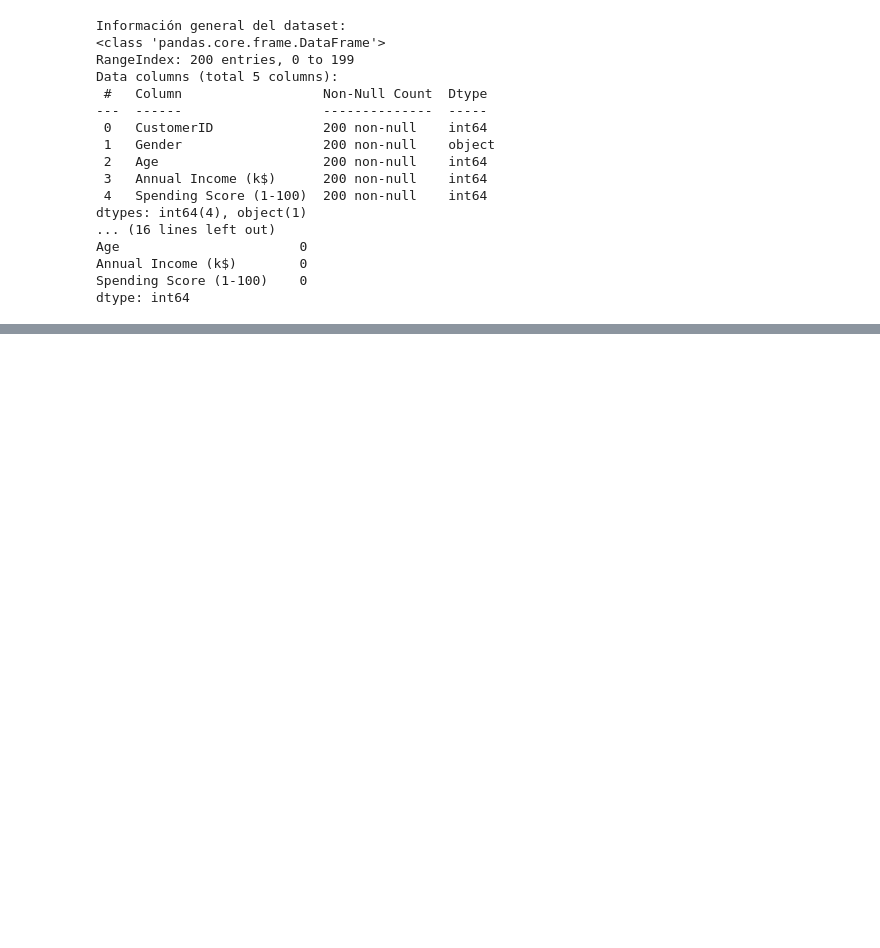
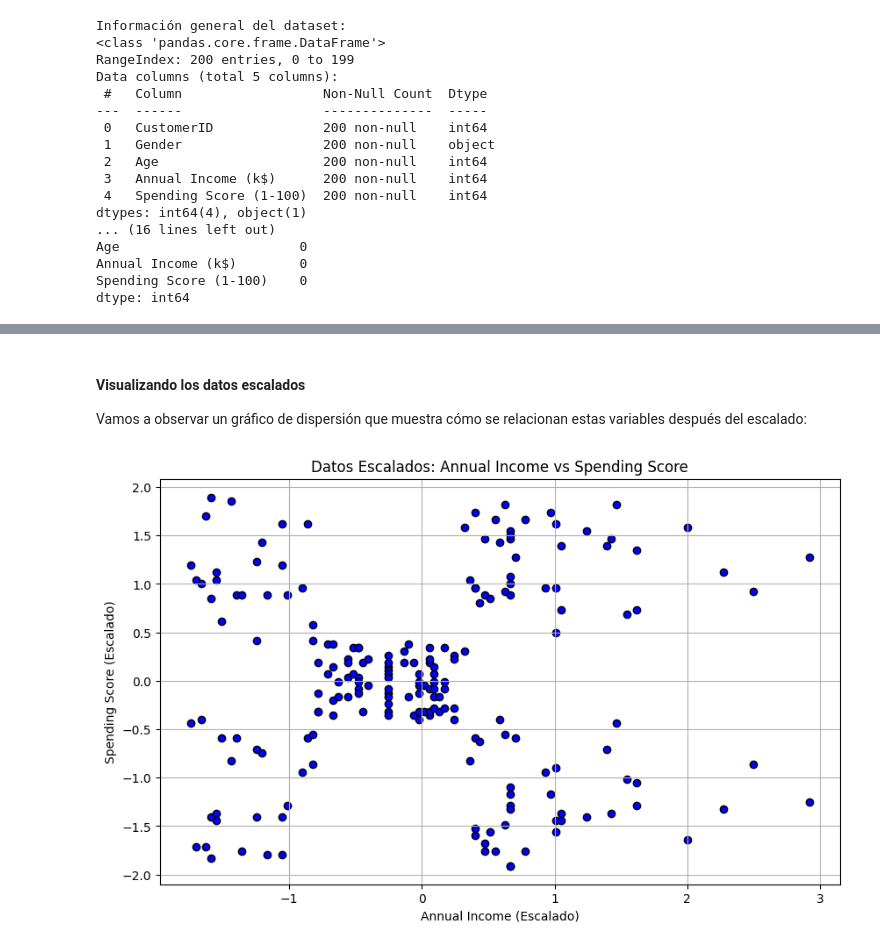
Before and after one commit to ManuelEspejo/Fundamentos-Machine-Learning, a Jupyter notebook: notebooks/02_Aprendizaje-No-Supervisado.ipynb, the cells around one changed output, grey strips where cells are left out. Drawn from its saved outputs; the diff is of its cells as text; code cells hidden in the pictures; blank space fills up the shorter version.

```diff
--- a/notebooks/02_Aprendizaje-No-Supervisado.ipynb
+++ b/notebooks/02_Aprendizaje-No-Supervisado.ipynb
@@ -212,0 +278,6 @@ dtype: int64
+# %%
+# Seleccionar las columnas relevantes
+selected_data = data[["Annual Income (k$)", "Spending Score (1-100)"]]
+
+# Visualizar las características escaladas
+print(selected_data[:5])
@@ -212,0 +309,10 @@ dtype: int64
+# %%
+# Inicializar el escalador
+scaler = StandardScaler()
+
+# Ajustar y transformar los datos seleccionados
+scaled_data = scaler.fit_transform(selected_data)
+
+# Convertir a DataFrame para facilitar la interpretación
+scaled_df = pd.DataFrame(scaled_data, columns=["Annual Income (k$)", "Spending Score (1-100)"])
+scaled_df.head()
@@ -212,0 +326,14 @@ dtype: int64
+# %% [markdown]
+#### Visualizando los datos escalados
+
+Vamos a observar un gráfico de dispersión que muestra cómo se relacionan estas variables después del escalado:
+# %%
+plt.figure(figsize=(10, 6))
+plt.scatter(scaled_df["Annual Income (k$)"], scaled_df["Spending Score (1-100)"], c="blue", edgecolor="k")
+plt.title("Datos Escalados: Annual Income vs Spending Score")
+plt.xlabel("Annual Income (Escalado)")
+plt.ylabel("Spending Score (Escalado)")
+plt.grid()
+plt.show()
+# %% [output]
+[figure, added]
```
Also changed, not shown: parts of 24 cells of this notebook.
